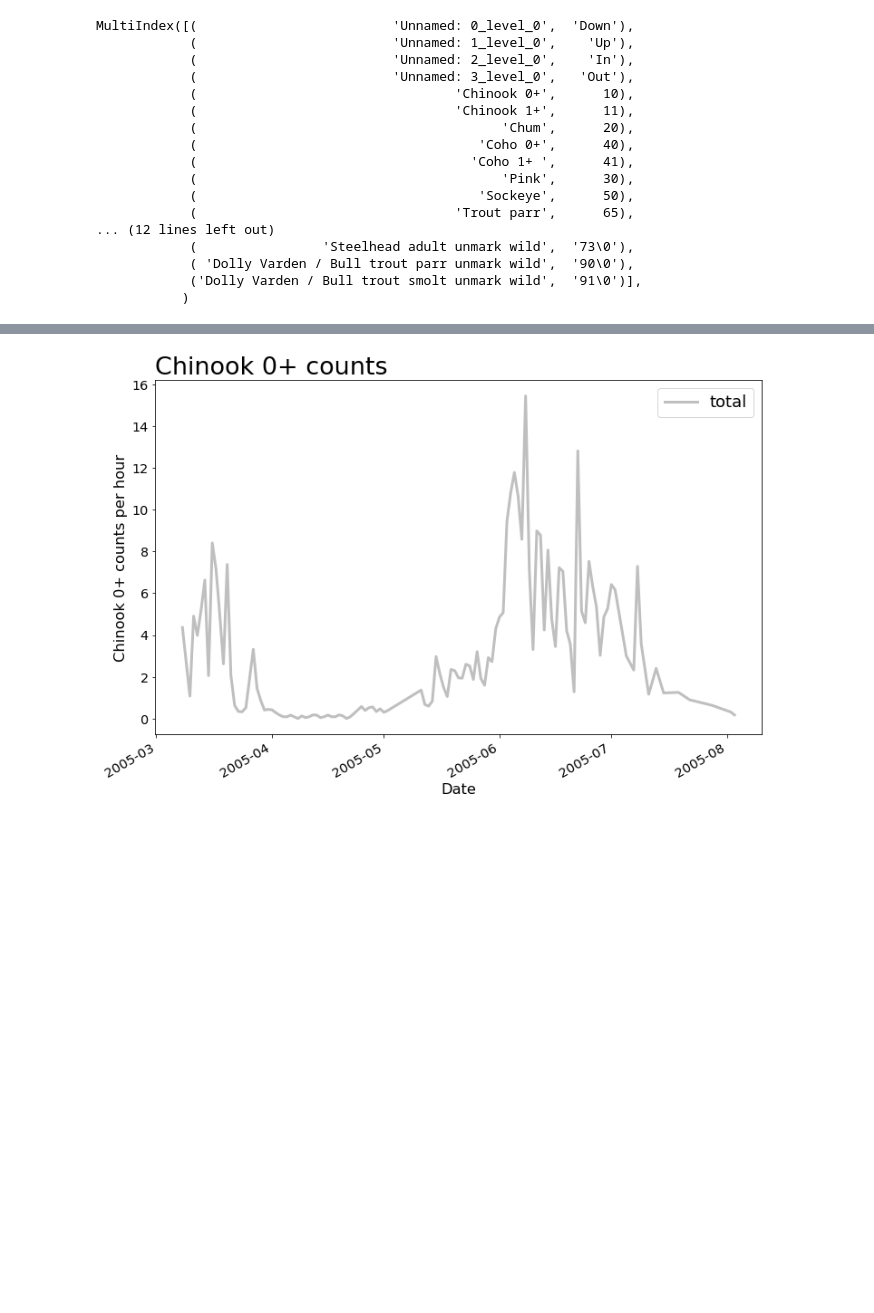
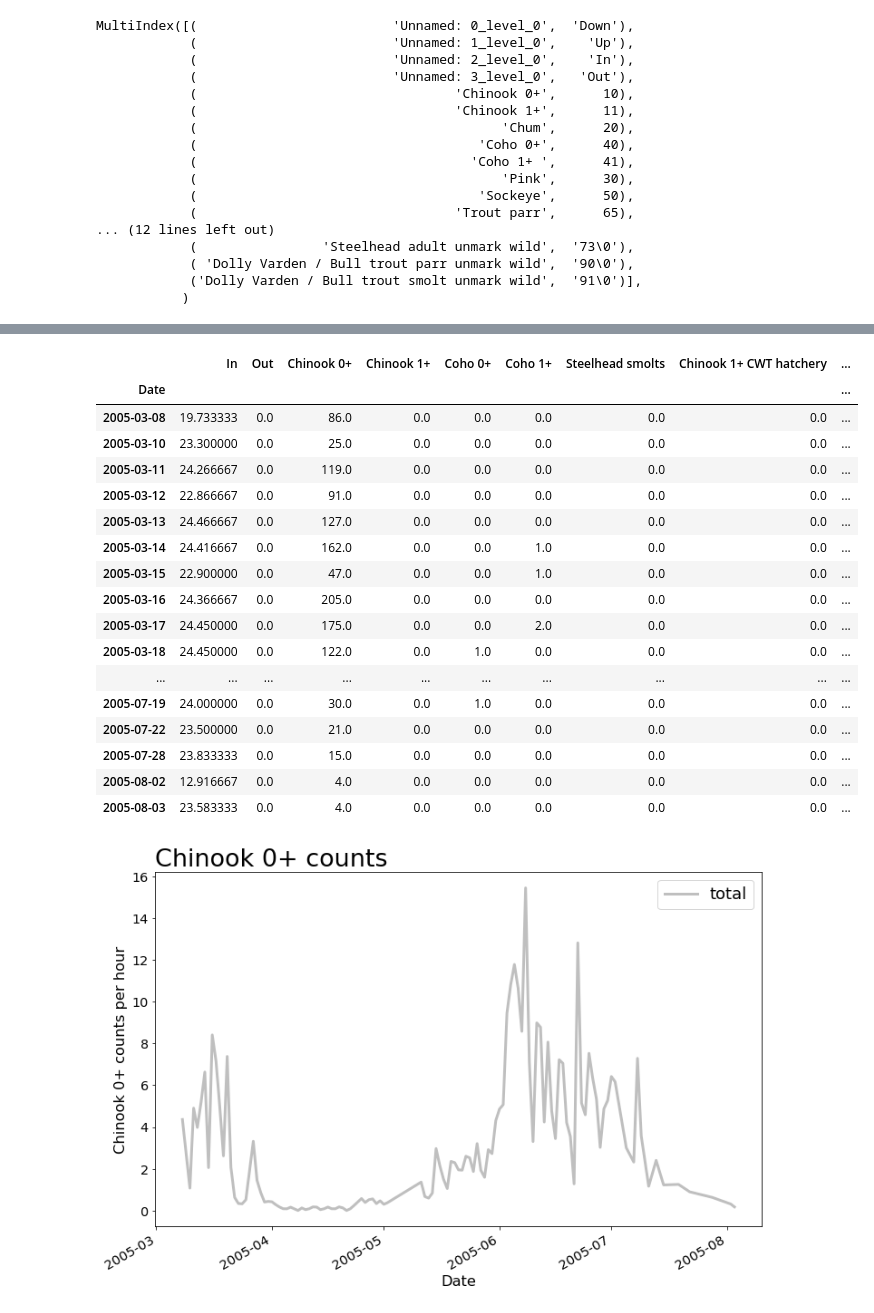
Before and after one commit to maria-kuruvilla/pied_piper, a Jupyter notebook: dungeness_2005-2014.ipynb, the cells around one changed output, grey strips where cells are left out. Drawn from its saved outputs; the diff is of its cells as text; code cells hidden in the pictures; blank space fills up the shorter version.

```diff
--- a/dungeness_2005-2014.ipynb
+++ b/dungeness_2005-2014.ipynb
@@ -89,3 +148,25 @@ groupedby_dates_2005.fillna(0)
+# %%
+with pd.option_context('display.max_rows', None, 'display.max_columns', None):  # more options can be specified also
+    display(groupedby_dates_2005)
+# %% [output]
+|  | In | Out | Chinook 0+ | Chinook 1+ | Coho 0+ | Coho 1+ | Steelhead smolts | Chinook 1+ CWT hatchery | ... |
+| Date |  |  |  |  |  |  |  |  | ... |
+| 2005-03-08 | 19.733333 | 0.0 | 86.0 | 0.0 | 0.0 | 0.0 | 0.0 | 0.0 | ... |
+| 2005-03-10 | 23.300000 | 0.0 | 25.0 | 0.0 | 0.0 | 0.0 | 0.0 | 0.0 | ... |
+| 2005-03-11 | 24.266667 | 0.0 | 119.0 | 0.0 | 0.0 | 0.0 | 0.0 | 0.0 | ... |
+| 2005-03-12 | 22.866667 | 0.0 | 91.0 | 0.0 | 0.0 | 0.0 | 0.0 | 0.0 | ... |
+| 2005-03-13 | 24.466667 | 0.0 | 127.0 | 0.0 | 0.0 | 0.0 | 0.0 | 0.0 | ... |
+| 2005-03-14 | 24.416667 | 0.0 | 162.0 | 0.0 | 0.0 | 1.0 | 0.0 | 0.0 | ... |
+| 2005-03-15 | 22.900000 | 0.0 | 47.0 | 0.0 | 0.0 | 1.0 | 0.0 | 0.0 | ... |
+| 2005-03-16 | 24.366667 | 0.0 | 205.0 | 0.0 | 0.0 | 0.0 | 0.0 | 0.0 | ... |
+| 2005-03-17 | 24.450000 | 0.0 | 175.0 | 0.0 | 0.0 | 2.0 | 0.0 | 0.0 | ... |
+| 2005-03-18 | 24.450000 | 0.0 | 122.0 | 0.0 | 1.0 | 0.0 | 0.0 | 0.0 | ... |
+| ... | ... | ... | ... | ... | ... | ... | ... | ... | ... |
+| 2005-07-19 | 24.000000 | 0.0 | 30.0 | 0.0 | 1.0 | 0.0 | 0.0 | 0.0 | ... |
+| 2005-07-22 | 23.500000 | 0.0 | 21.0 | 0.0 | 0.0 | 0.0 | 0.0 | 0.0 | ... |
+| 2005-07-28 | 23.833333 | 0.0 | 15.0 | 0.0 | 0.0 | 0.0 | 0.0 | 0.0 | ... |
+| 2005-08-02 | 12.916667 | 0.0 | 4.0 | 0.0 | 0.0 | 0.0 | 0.0 | 0.0 | ... |
+| 2005-08-03 | 23.583333 | 0.0 | 4.0 | 0.0 | 0.0 | 0.0 | 0.0 | 0.0 | ... |
 # %%
 #Chinook
 groupedby_dates_2005['chinook1_perhour'] = groupedby_dates_2005['Chinook 1+']/groupedby_dates_2005['In']
```
Also changed, not shown: parts of 12 cells of this notebook.
